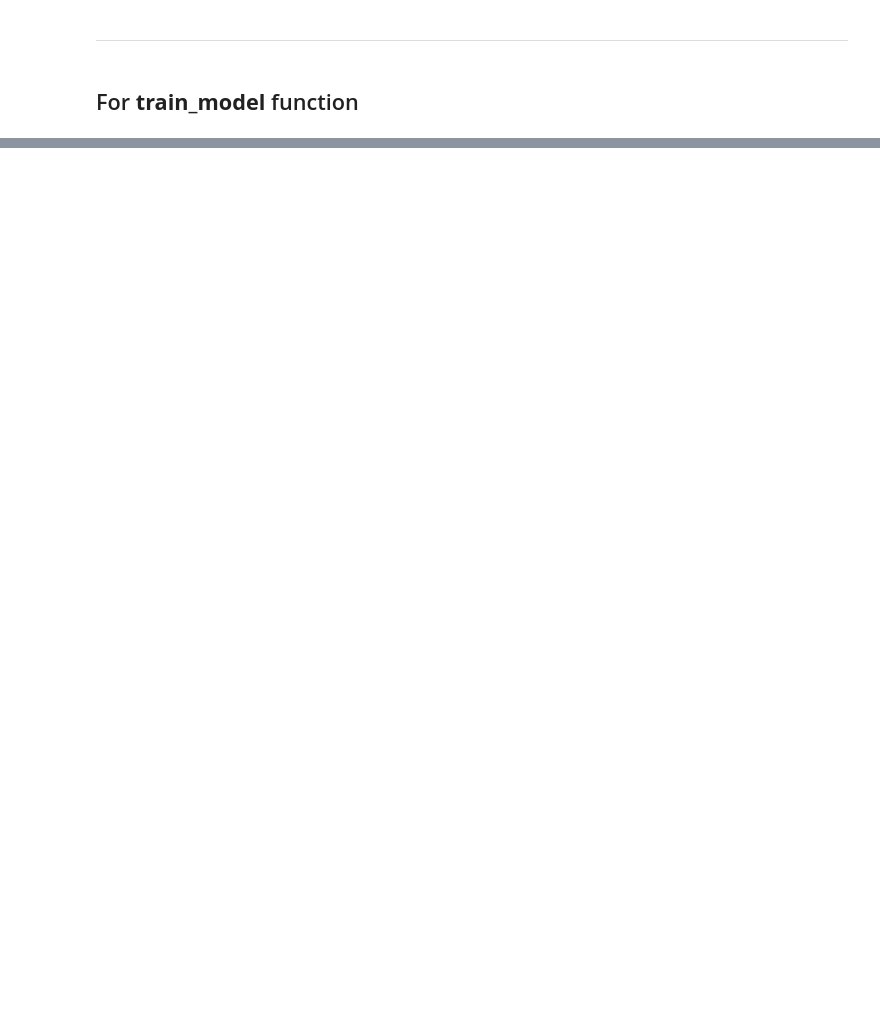
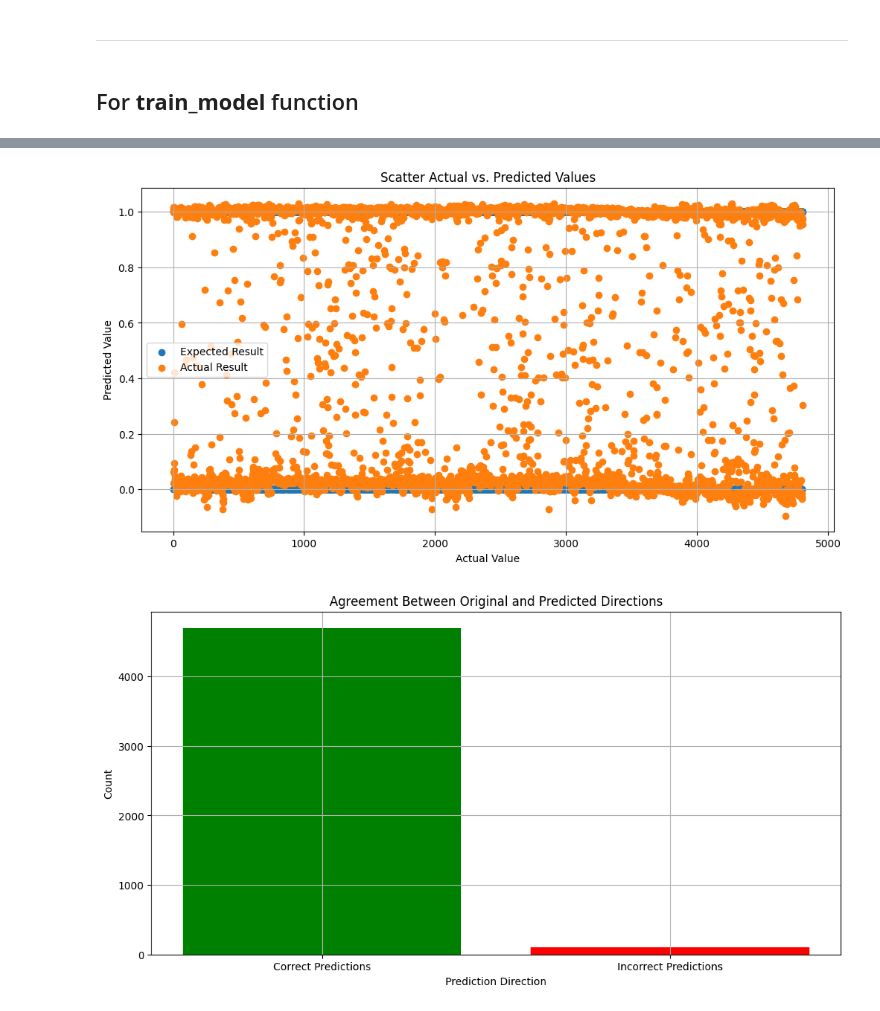
Before and after one commit to BoykoPetevBoev/Stock-Market-Prediction, a Jupyter notebook: src/models/cnn_v2/cnn_model.ipynb, the cells around one changed output, grey strips where cells are left out. Drawn from its saved outputs; the diff is of its cells as text; code cells hidden in the pictures; blank space fills up the shorter version.

Commit message:
Improve lsmt v2 model data

```diff
--- a/src/models/cnn_v2/cnn_model.ipynb
+++ b/src/models/cnn_v2/cnn_model.ipynb
@@ -83,2 +145,8 @@ print(evaluate_result)
 # %%
 model = load_cnn_model()
+# %%
+predictions_train = model.predict(x_train)
+
+plot_scatter_data(y_train, predictions_train)
+plot_direction_comparison(y_train, predictions_train)
+# %% [output]
@@ -84,0 +154,2 @@ model = load_cnn_model()
+[figure, added]
+[figure, added]
```
Also changed, not shown: parts of 8 cells of this notebook, 4 other files.
